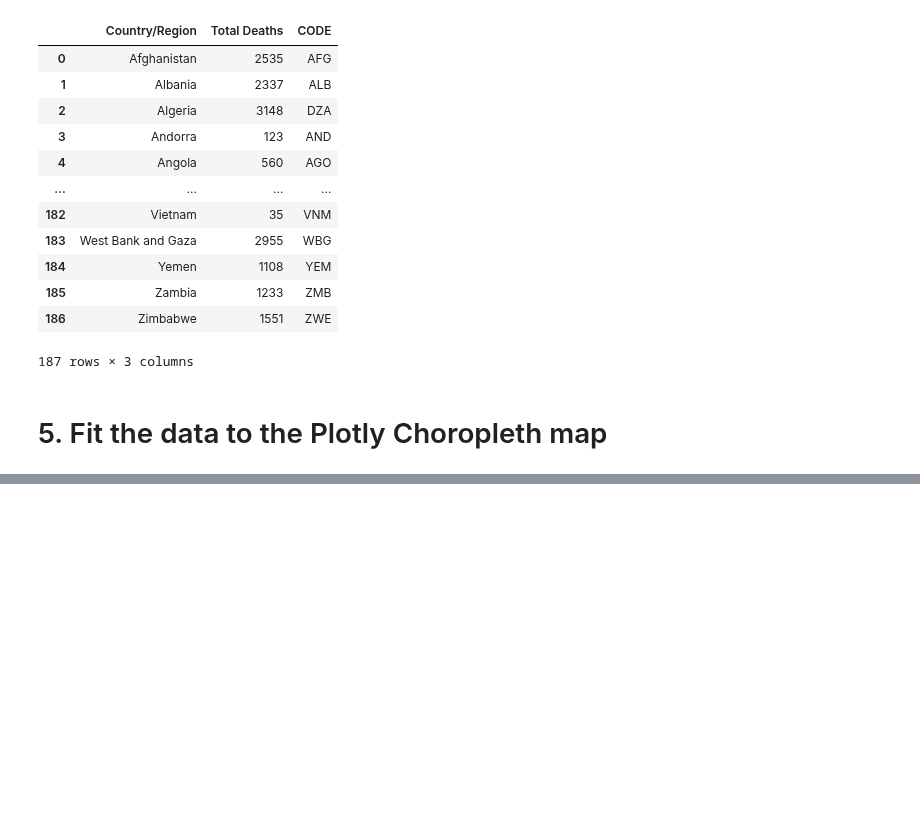
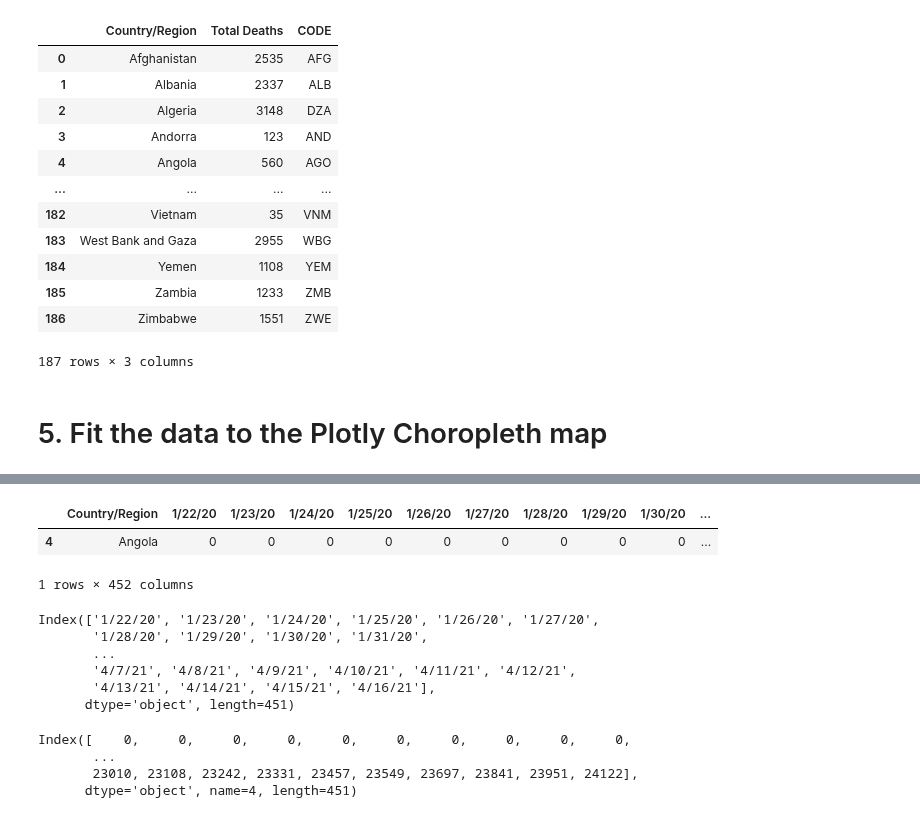
Before and after one commit to iannjari/covid-19-cases-and-mortality-forecaster, a Jupyter notebook: Data Preview.ipynb, the cells around one changed output, grey strips where cells are left out. Drawn from its saved outputs; the diff is of its cells as text; code cells hidden in the pictures; blank space fills up the shorter version.

```diff
--- a/Data Preview.ipynb
+++ b/Data Preview.ipynb
@@ -398,0 +414,16 @@ deathmapdata.to_excel ("deathmapdata.xlsx", index = False, header=True)
+# %%
+dff1 = df1.loc[df1['Country/Region'] == 'Angola']
+dff1
+# %% [output]
+|  | Country/Region | 1/22/20 | 1/23/20 | 1/24/20 | 1/25/20 | 1/26/20 | 1/27/20 | 1/28/20 | 1/29/20 | 1/30/20 | ... |
+| 4 | Angola | 0 | 0 | 0 | 0 | 0 | 0 | 0 | 0 | 0 | ... |
+1 rows × 452 columns
+# %%
+dff1.columns[1:]
+# %% [output]
+Index(['1/22/20', '1/23/20', '1/24/20', '1/25/20', '1/26/20', '1/27/20',
+       '1/28/20', '1/29/20', '1/30/20', '1/31/20',
+       ...
+       '4/7/21', '4/8/21', '4/9/21', '4/10/21', '4/11/21', '4/12/21',
+       '4/13/21', '4/14/21', '4/15/21', '4/16/21'],
+      dtype='object', length=451)
@@ -398,0 +433,7 @@ deathmapdata.to_excel ("deathmapdata.xlsx", index = False, header=True)
+# %%
+dff2[1:]
+# %% [output]
+Index([    0,     0,     0,     0,     0,     0,     0,     0,     0,     0,
+       ...
+       23010, 23108, 23242, 23331, 23457, 23549, 23697, 23841, 23951, 24122],
+      dtype='object', name=4, length=451)
```
Also changed, not shown: parts of 2 cells of this notebook, 1 other file.
